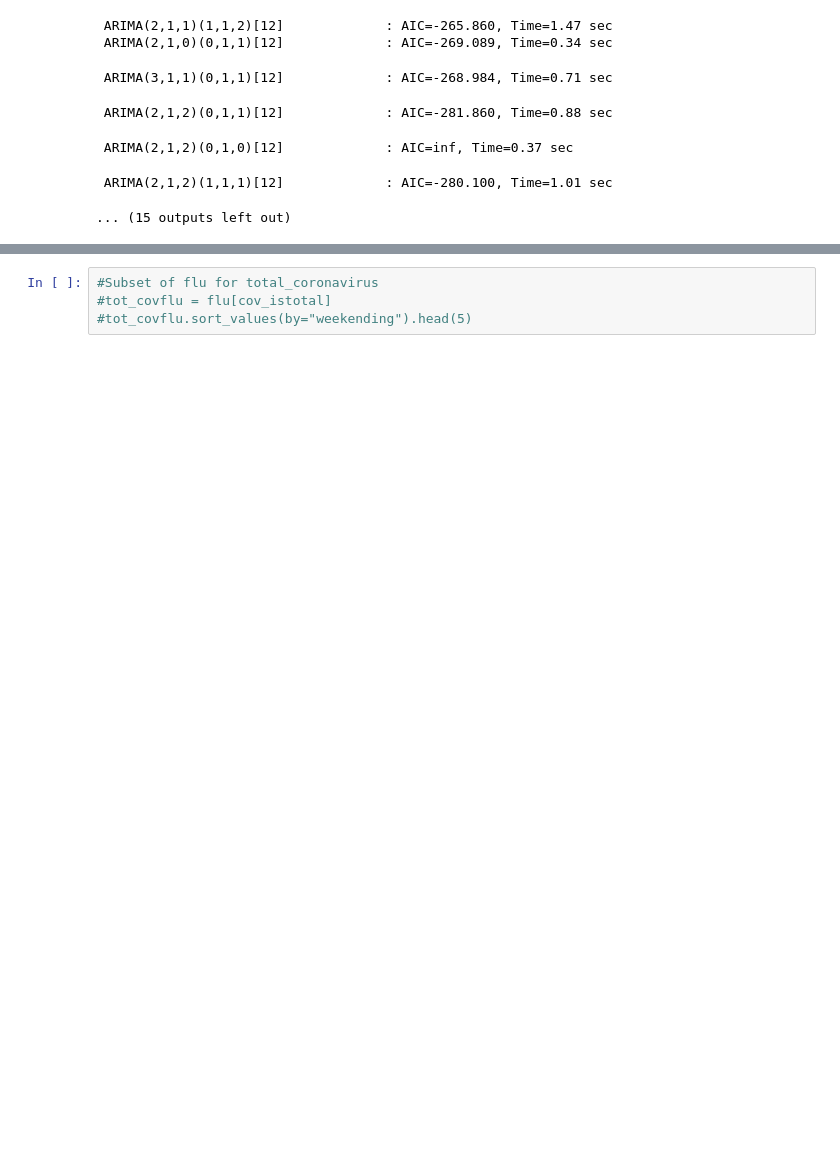
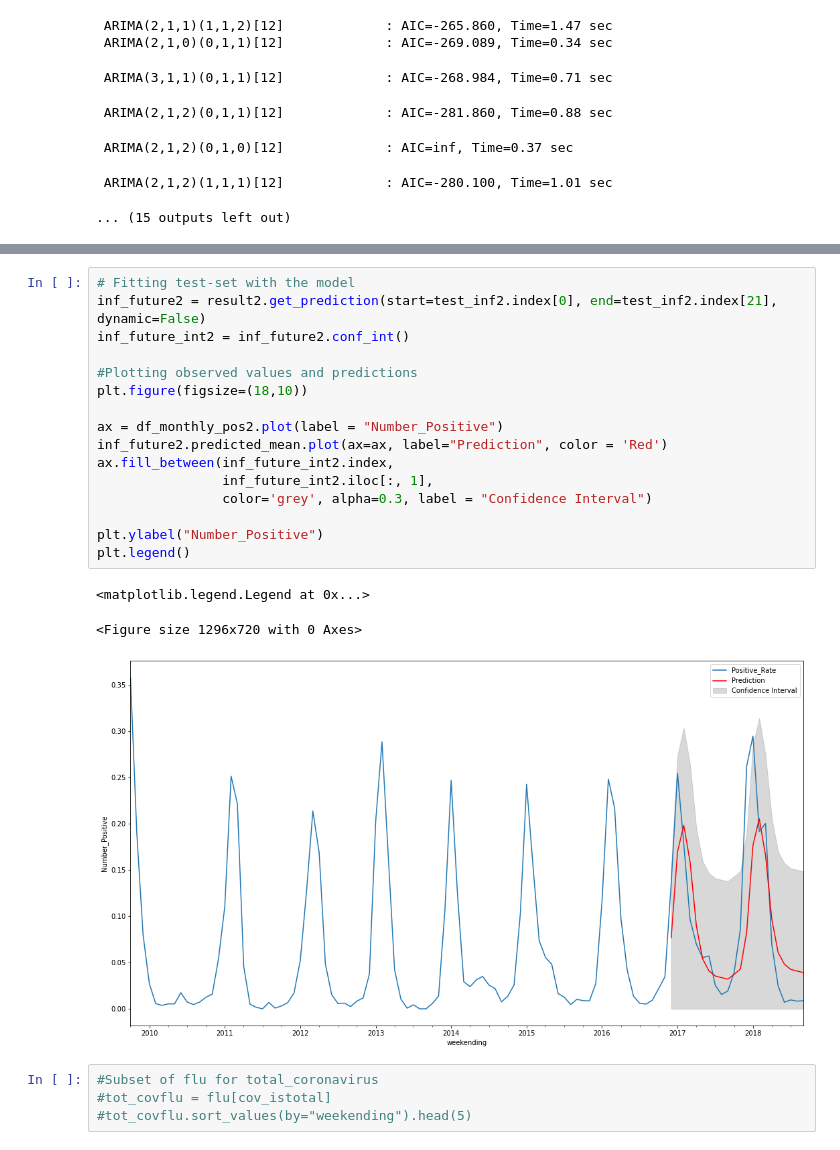
Before and after one commit to danypark91/ts_sarimax, a Jupyter notebook: flu.ipynb, the cells around one changed output, grey strips where cells are left out. Saved outputs shown, nothing was run; the diff lists cells and outputs as text; blank space fills up the shorter version.

```diff
--- a/flu.ipynb
+++ b/flu.ipynb
@@ -473,3 +509,23 @@ Performing stepwise search to minimize aic
+# %%
+# Fitting test-set with the model
+inf_future2 = result2.get_prediction(start=test_inf2.index[0], end=test_inf2.index[21], dynamic=False)
+inf_future_int2 = inf_future2.conf_int()
+
+#Plotting observed values and predictions
+plt.figure(figsize=(18,10))
+
+ax = df_monthly_pos2.plot(label = "Number_Positive")
+inf_future2.predicted_mean.plot(ax=ax, label="Prediction", color = 'Red')
+ax.fill_between(inf_future_int2.index,
+                inf_future_int2.iloc[:, 1],
+                color='grey', alpha=0.3, label = "Confidence Interval")
+
+plt.ylabel("Number_Positive")
+plt.legend()
+# %% [output]
+<matplotlib.legend.Legend at 0x...>
+<Figure size 1296x720 with 0 Axes>
+[figure, added]
 # %%
 #Subset of flu for total_coronavirus
 #tot_covflu = flu[cov_istotal]
```
Also changed, not shown: parts of 2 cells of this notebook.
